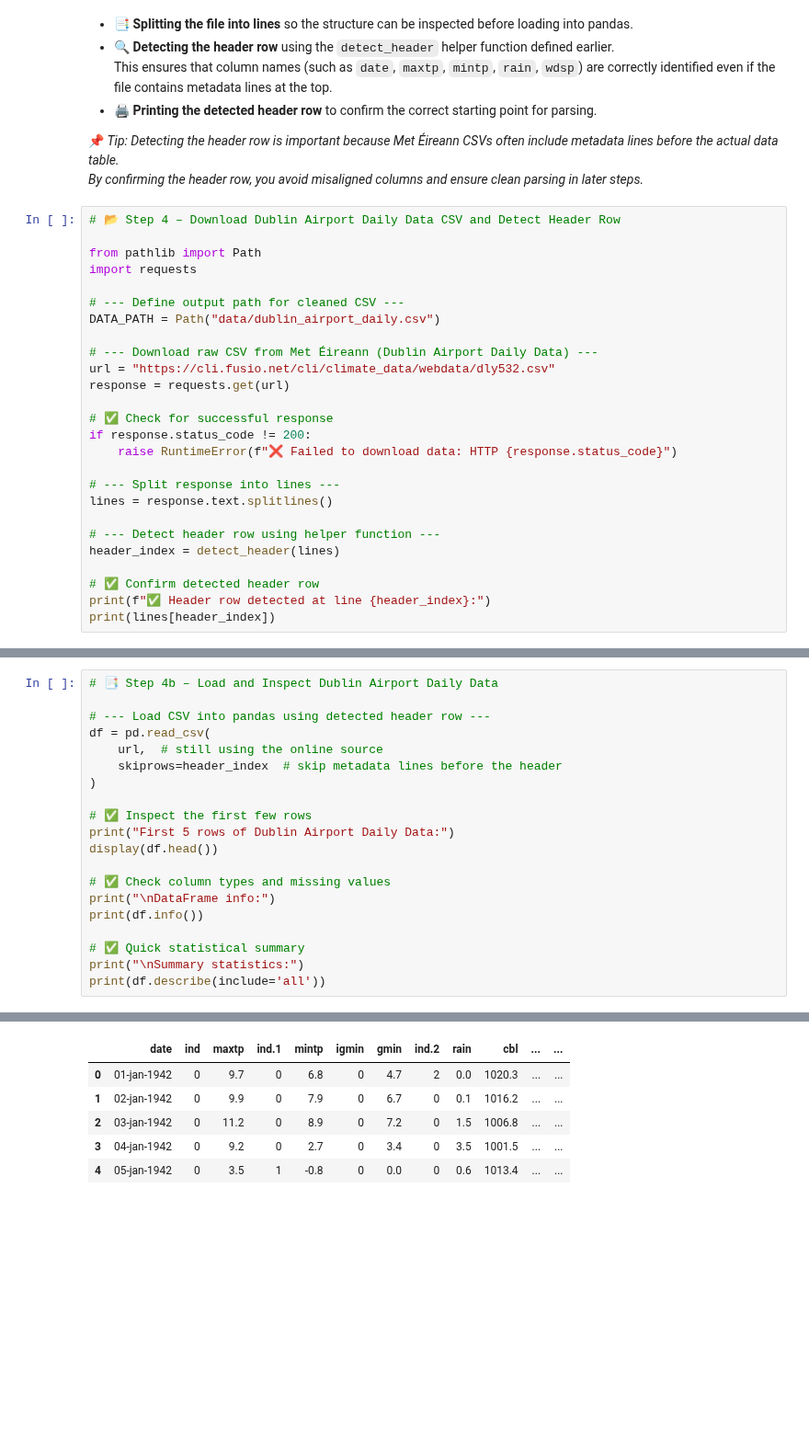
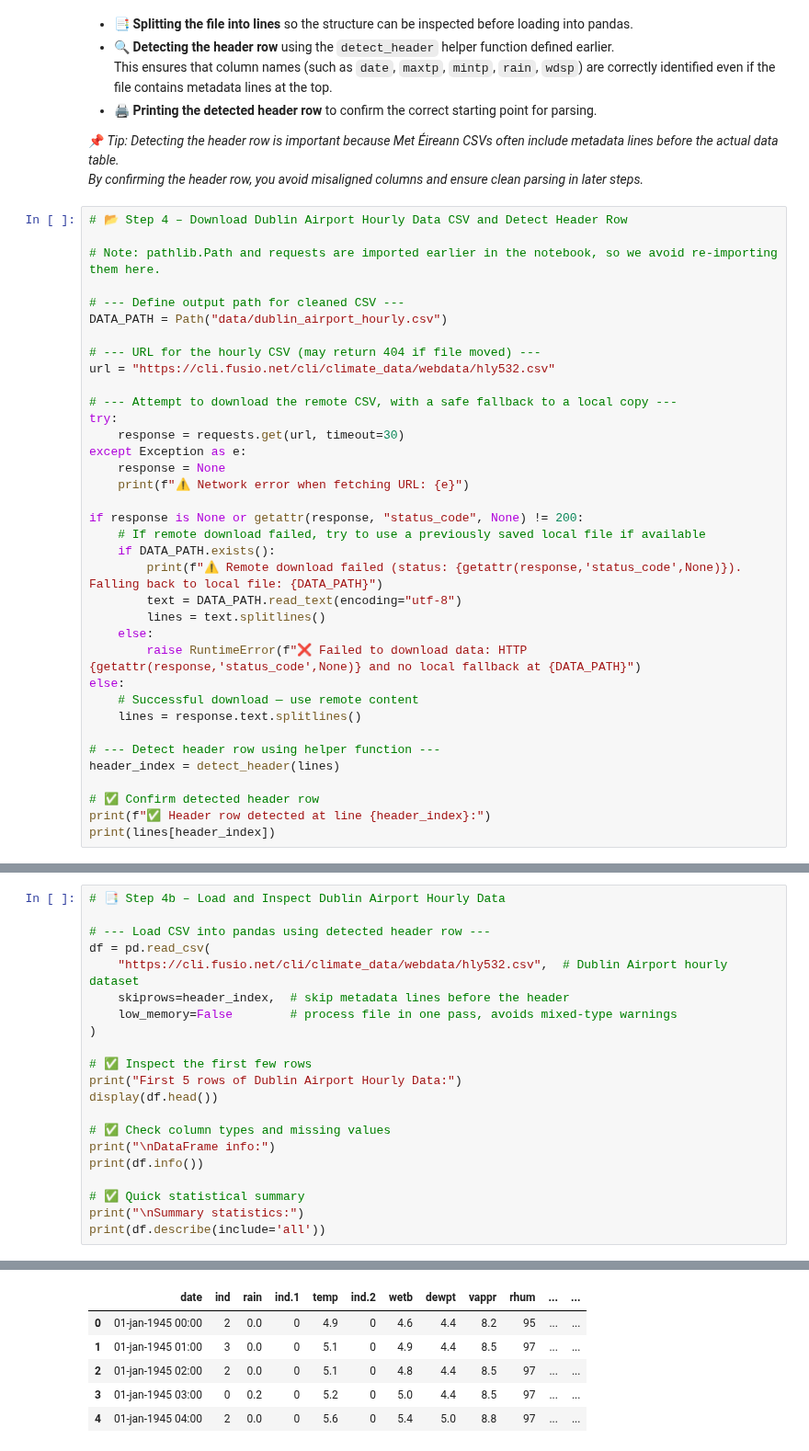
Before and after one commit to ECronin1973/programming-for-data-analytics, a Jupyter notebook: project/flight_reroute_dub.ipynb, the cells around one changed output, grey strips where cells are left out. Shown at 92% size. Drawn from its saved outputs; the diff is of its cells as text; blank space fills up the shorter version.

```diff
--- a/project/flight_reroute_dub.ipynb
+++ b/project/flight_reroute_dub.ipynb
@@ -310,24 +412,34 @@ The process includes:
 📌 *Tip: Detecting the header row is important because Met Éireann CSVs often include metadata lines before the actual data table.
 By confirming the header row, you avoid misaligned columns and ensure clean parsing in later steps.*
 # %%
-# 📂 Step 4 – Download Dublin Airport Daily Data CSV and Detect Header Row
+# 📂 Step 4 – Download Dublin Airport Hourly Data CSV and Detect Header Row
 
-from pathlib import Path
-import requests
+# Note: pathlib.Path and requests are imported earlier in the notebook, so we avoid re-importing them here.
 
 # --- Define output path for cleaned CSV ---
-DATA_PATH = Path("data/dublin_airport_daily.csv")
+DATA_PATH = Path("data/dublin_airport_hourly.csv")
 
-# --- Download raw CSV from Met Éireann (Dublin Airport Daily Data) ---
-url = "https://cli.fusio.net/cli/climate_data/webdata/dly532.csv"
-response = requests.get(url)
+# --- URL for the hourly CSV (may return 404 if file moved) ---
+url = "https://cli.fusio.net/cli/climate_data/webdata/hly532.csv"
 
-# ✅ Check for successful response
-if response.status_code != 200:
-    raise RuntimeError(f"❌ Failed to download data: HTTP {response.status_code}")
+# --- Attempt to download the remote CSV, with a safe fallback to a local copy ---
+try:
+    response = requests.get(url, timeout=30)
+except Exception as e:
+    response = None
+    print(f"⚠️ Network error when fetching URL: {e}")
 
-# --- Split response into lines ---
-lines = response.text.splitlines()
+if response is None or getattr(response, "status_code", None) != 200:
+    # If remote download failed, try to use a previously saved local file if available
+    if DATA_PATH.exists():
+        print(f"⚠️ Remote download failed (status: {getattr(response,'status_code',None)}). Falling back to local file: {DATA_PATH}")
+        text = DATA_PATH.read_text(encoding="utf-8")
+        lines = text.splitlines()
+    else:
+        raise RuntimeError(f"❌ Failed to download data: HTTP {getattr(response,'status_code',None)} and no local fallback at {DATA_PATH}")
+else:
+    # Successful download — use remote content
+    lines = response.text.splitlines()
 
 # --- Detect header row using helper function ---
 header_index = detect_header(lines)
@@ -356,14 +468,15 @@ This step acts as a validation checkpoint before committing the cleaned file to
 # %%
-# 📑 Step 4b – Load and Inspect Dublin Airport Daily Data
+# 📑 Step 4b – Load and Inspect Dublin Airport Hourly Data
 
 # --- Load CSV into pandas using detected header row ---
 df = pd.read_csv(
-    url,  # still using the online source
-    skiprows=header_index  # skip metadata lines before the header
+    "https://cli.fusio.net/cli/climate_data/webdata/hly532.csv",  # Dublin Airport hourly dataset
+    skiprows=header_index,  # skip metadata lines before the header
+    low_memory=False        # process file in one pass, avoids mixed-type warnings
 )
 
 # ✅ Inspect the first few rows
-print("First 5 rows of Dublin Airport Daily Data:")
+print("First 5 rows of Dublin Airport Hourly Data:")
 display(df.head())
 
 # ✅ Check column types and missing values
@@ -378,6 +491,6 @@ First 5 rows of Dublin Airport Daily Data:
-|  | date | ind | maxtp | ind.1 | mintp | igmin | gmin | ind.2 | rain | cbl | ... | ... |
-| 0 | 01-jan-1942 | 0 | 9.7 | 0 | 6.8 | 0 | 4.7 | 2 | 0.0 | 1020.3 | ... | ... |
-| 1 | 02-jan-1942 | 0 | 9.9 | 0 | 7.9 | 0 | 6.7 | 0 | 0.1 | 1016.2 | ... | ... |
-| 2 | 03-jan-1942 | 0 | 11.2 | 0 | 8.9 | 0 | 7.2 | 0 | 1.5 | 1006.8 | ... | ... |
-| 3 | 04-jan-1942 | 0 | 9.2 | 0 | 2.7 | 0 | 3.4 | 0 | 3.5 | 1001.5 | ... | ... |
-| 4 | 05-jan-1942 | 0 | 3.5 | 1 | -0.8 | 0 | 0.0 | 0 | 0.6 | 1013.4 | ... | ... |
+|  | date | ind | rain | ind.1 | temp | ind.2 | wetb | dewpt | vappr | rhum | ... | ... |
+| 0 | 01-jan-1945 00:00 | 2 | 0.0 | 0 | 4.9 | 0 | 4.6 | 4.4 | 8.2 | 95 | ... | ... |
+| 1 | 01-jan-1945 01:00 | 3 | 0.0 | 0 | 5.1 | 0 | 4.9 | 4.4 | 8.5 | 97 | ... | ... |
+| 2 | 01-jan-1945 02:00 | 2 | 0.0 | 0 | 5.1 | 0 | 4.8 | 4.4 | 8.5 | 97 | ... | ... |
+| 3 | 01-jan-1945 03:00 | 0 | 0.2 | 0 | 5.2 | 0 | 5.0 | 4.4 | 8.5 | 97 | ... | ... |
+| 4 | 01-jan-1945 04:00 | 2 | 0.0 | 0 | 5.6 | 0 | 5.4 | 5.0 | 8.8 | 97 | ... | ... |
```
Also changed, not shown: parts of 27 cells of this notebook, 3 other files.
